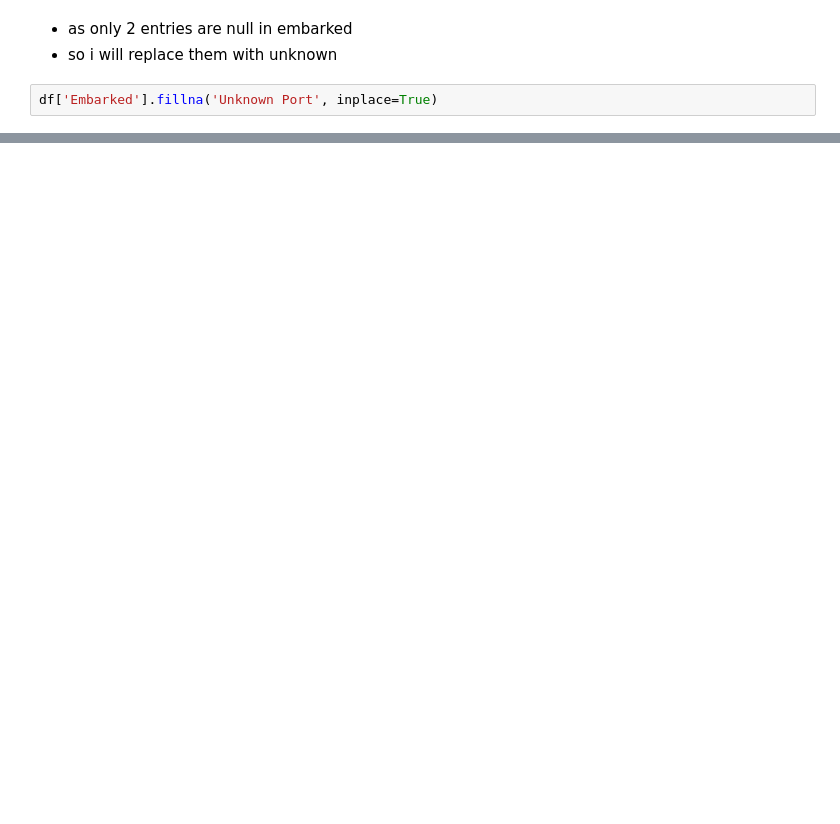
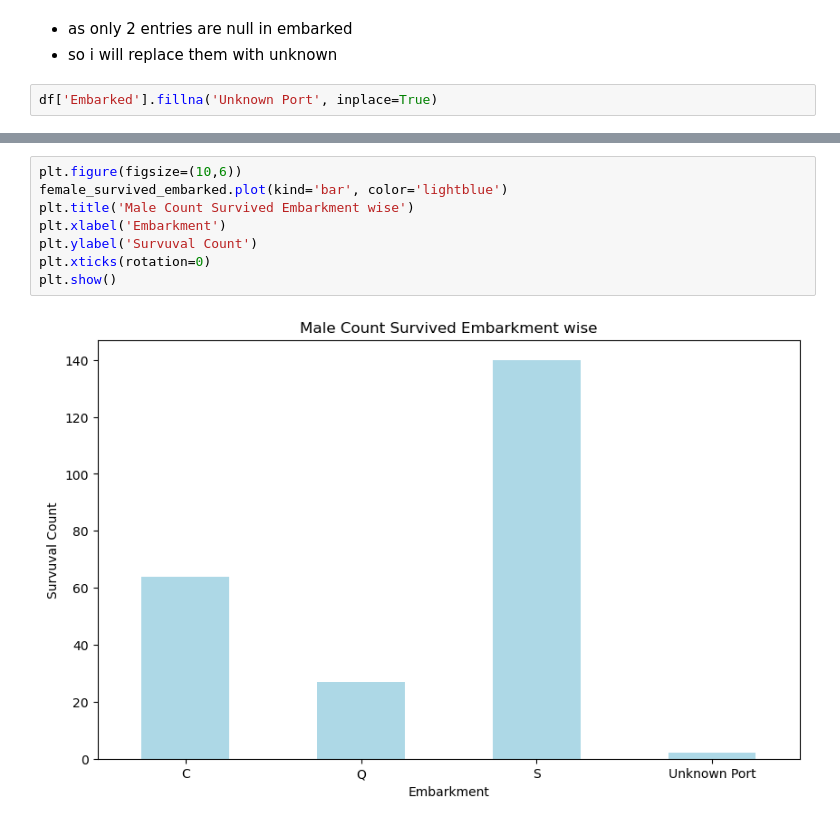
Before and after one commit to ahmadkamrans/titanic-dataset-analysis, a Jupyter notebook: dataAnalysis.ipynb, the cells around one changed output, grey strips where cells are left out. Drawn from its saved outputs; the diff is of its cells as text; blank space fills up the shorter version.

```diff
--- a/dataAnalysis.ipynb
+++ b/dataAnalysis.ipynb
@@ -527,0 +749,10 @@ df[df['Embarked'] == 'Unknown Port']
+# %%
+plt.figure(figsize=(10,6))
+female_survived_embarked.plot(kind='bar', color='lightblue')
+plt.title('Male Count Survived Embarkment wise')
+plt.xlabel('Embarkment')
+plt.ylabel('Survuval Count')
+plt.xticks(rotation=0)
+plt.show()
+# %% [output]
+[figure, added]
```
Also changed, not shown: parts of 28 cells of this notebook.
